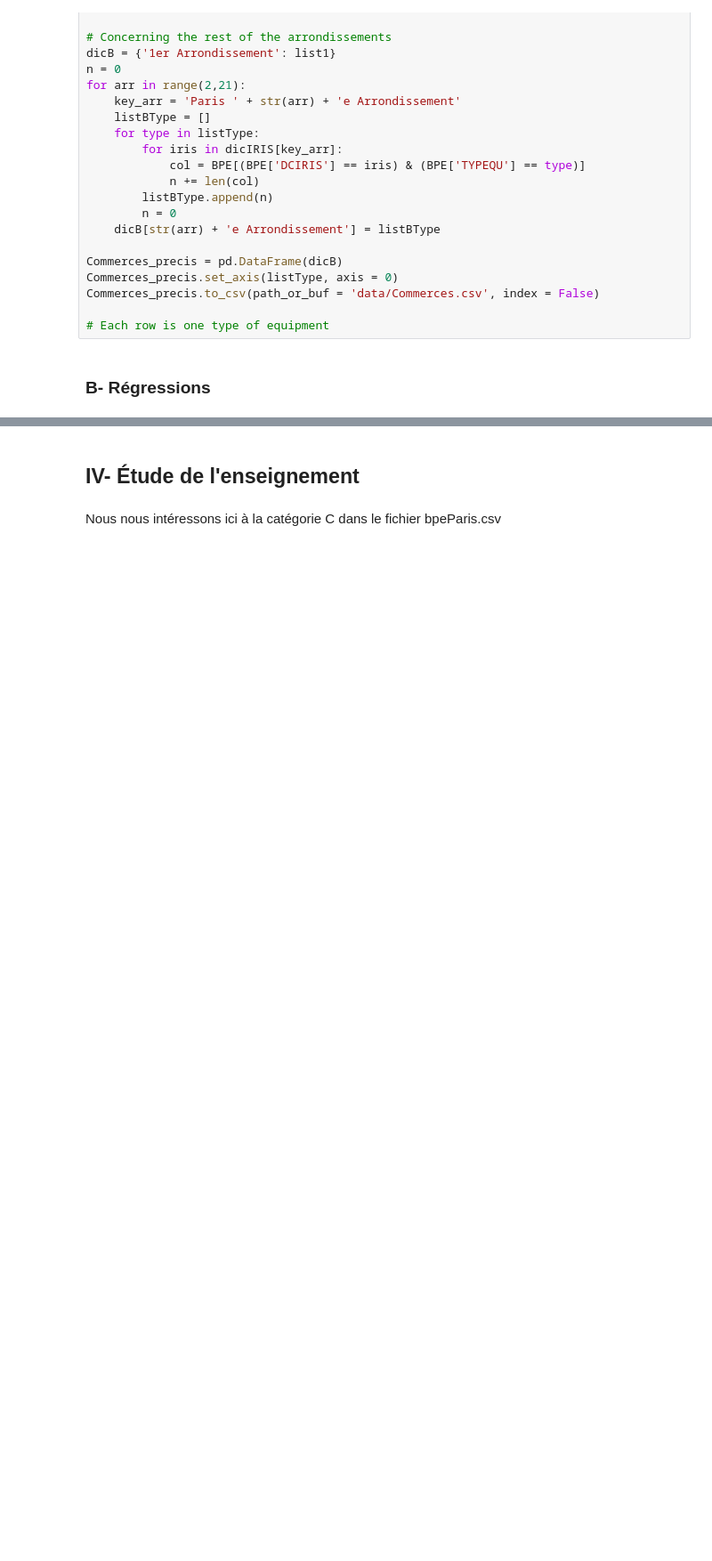
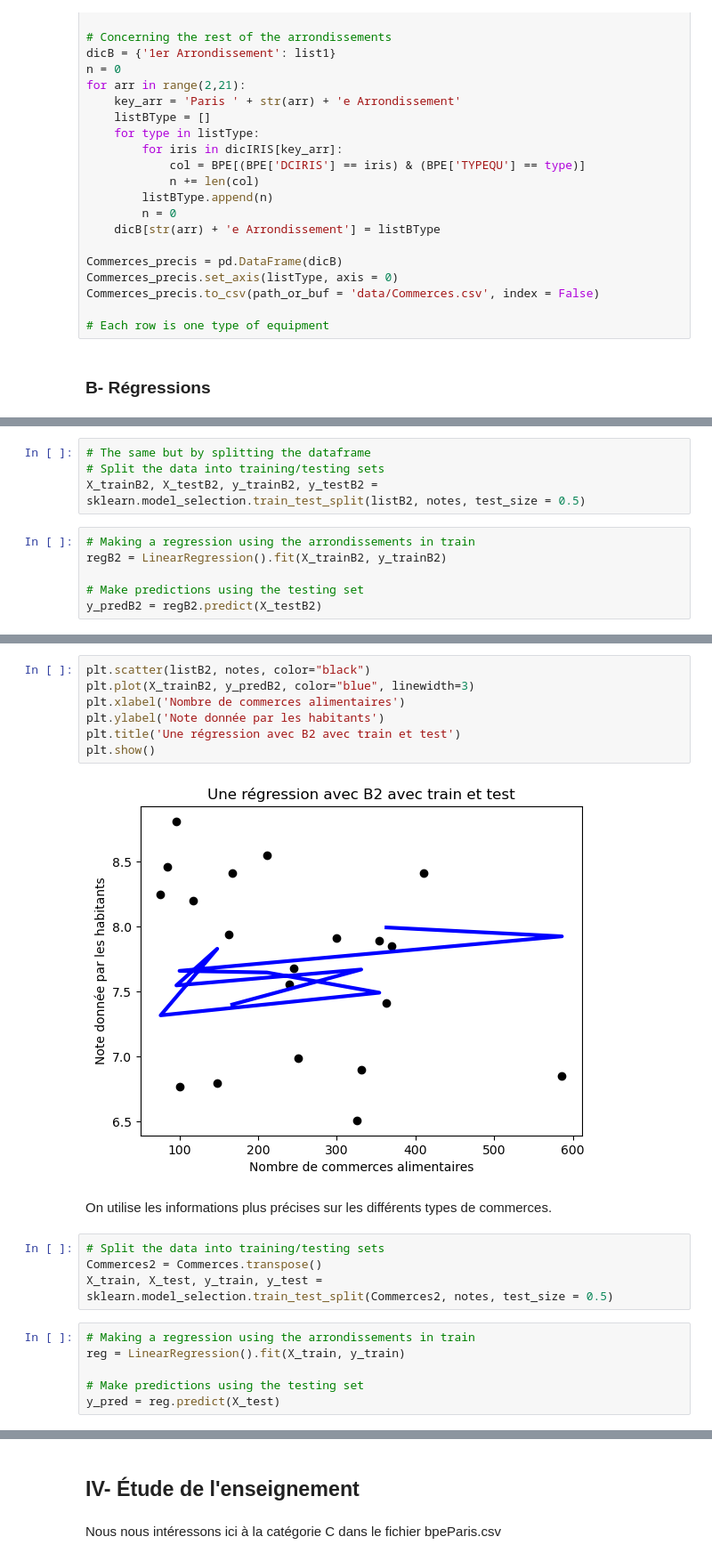
Before and after one commit to solenemoro/Projet_Python_2AENSAE, a Jupyter notebook: Equipements.ipynb, the cells around one changed output, grey strips where cells are left out. Shown: that part at 89% size. Drawn from its saved outputs; the diff is of its cells as text; blank space fills up the shorter version.

```diff
--- a/Equipements.ipynb
+++ b/Equipements.ipynb
@@ -197 +194,11 @@ plt.show()
+# %%
+# The same but by splitting the dataframe
+# Split the data into training/testing sets
+X_trainB2, X_testB2, y_trainB2, y_testB2 = sklearn.model_selection.train_test_split(listB2, notes, test_size = 0.5)
+# %%
+# Making a regression using the arrondissements in train
+regB2 = LinearRegression().fit(X_trainB2, y_trainB2)
+
+# Make predictions using the testing set
+y_predB2 = regB2.predict(X_testB2)
 # %%
@@ -198,0 +217,21 @@ plt.show()
+# %%
+plt.scatter(listB2, notes, color="black")
+plt.plot(X_trainB2, y_predB2, color="blue", linewidth=3)
+plt.xlabel('Nombre de commerces alimentaires')
+plt.ylabel('Note donnée par les habitants')
+plt.title('Une régression avec B2 avec train et test')
+plt.show()
+# %% [output]
+[figure, added]
+# %% [markdown]
+On utilise les informations plus précises sur les différents types de commerces.
+# %%
+# Split the data into training/testing sets
+Commerces2 = Commerces.transpose()
+X_train, X_test, y_train, y_test = sklearn.model_selection.train_test_split(Commerces2, notes, test_size = 0.5)
+# %%
+# Making a regression using the arrondissements in train
+reg = LinearRegression().fit(X_train, y_train)
+
+# Make predictions using the testing set
+y_pred = reg.predict(X_test)
```
Also changed, not shown: parts of 12 cells of this notebook, 2 other files.
